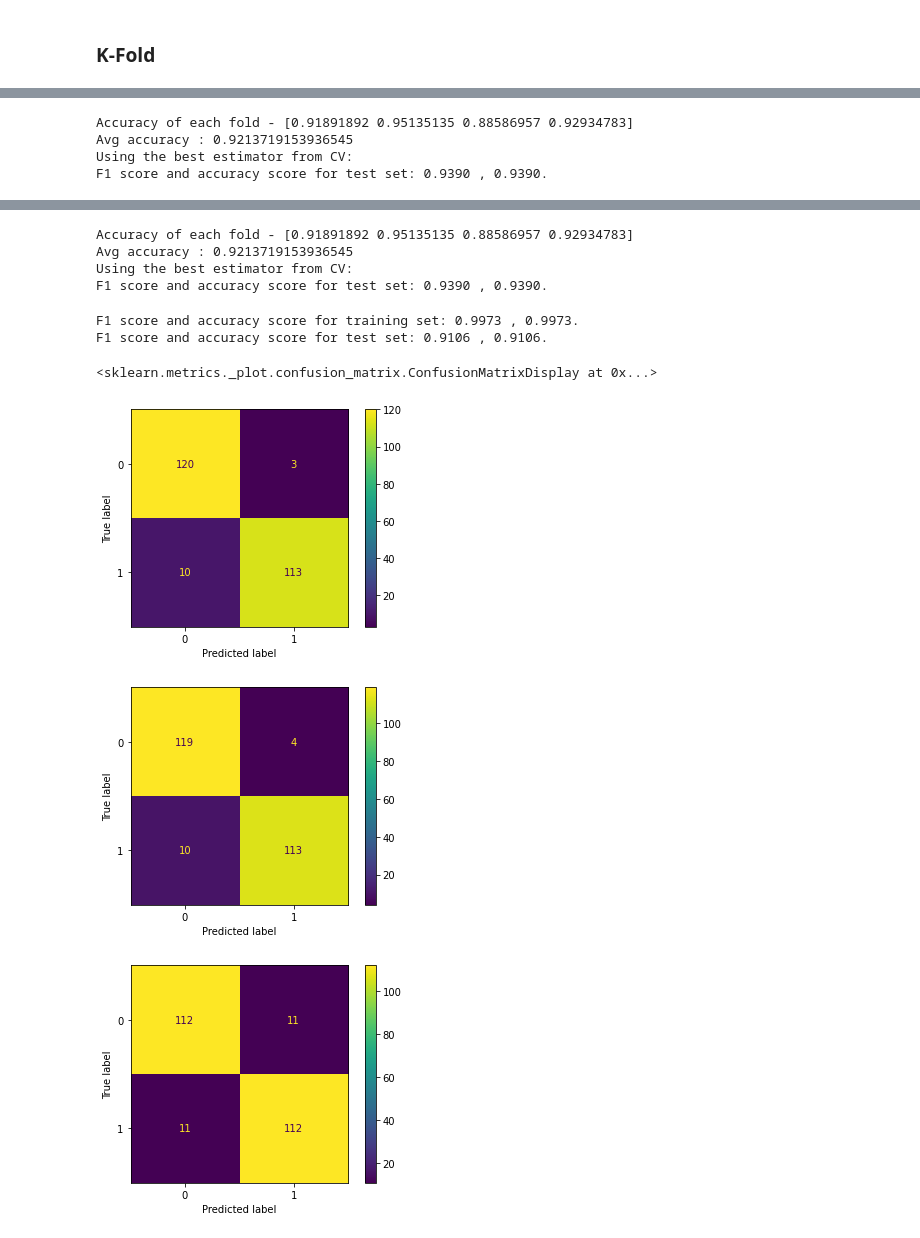
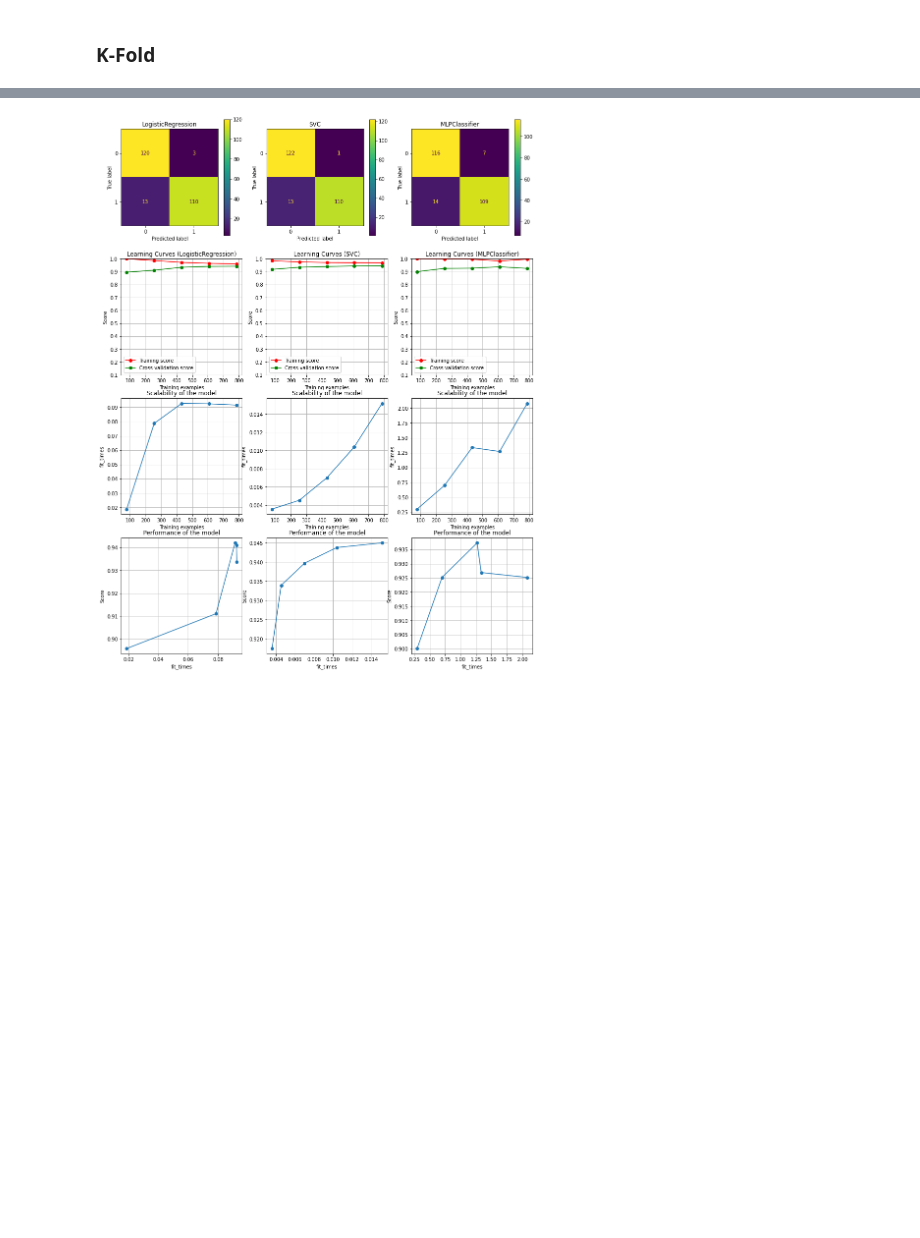
Before and after one commit to alexandreserras/Credit-Card-Fraud-Detection, a Jupyter notebook: Project.ipynb, the cells around one changed output, grey strips where cells are left out. Drawn from its saved outputs; the diff is of its cells as text; code cells hidden in the pictures; blank space fills up the shorter version.

```diff
--- a/Project.ipynb
+++ b/Project.ipynb
@@ -497,0 +477,5 @@ Recall score: 0.8943.
+# %%
+gradient_best_features = ['V14', 'V10', 'V4', 'V16', 'V20']
+X_train, X_test, y_train, y_test = train_test_split(X[gradient_best_features], y, stratify = y)
+
+compare_classifiers(clfs, X[gradient_best_features], y)
@@ -676,20 +717,14 @@ def kfold_test(X_train, y_train, X_test, y_test, clf, k):
 # %%
-from sklearn.model_selection import cross_validate
 from sklearn.model_selection import cross_validate
 
 
-clf_log_opt = LogisticRegression(C= 1000, class_weight= 'balanced', max_iter=100, penalty= 'l2', solver='lbfgs')
-clf_log_opt.fit(X_train, y_train)
-y_pred_test = kfold_test(X_train, y_train, X_test, y_test, clf_log_opt, 4)
-plot_confusion_matrix(clf_log_opt, X_test, y_test)
+clfs = [
+    LogisticRegression(C= 1000, class_weight= 'balanced', max_iter=1000, penalty= 'l2', solver='lbfgs'),
+    SVC(kernel="rbf", gamma=0.01, C=30),
+    MLPClassifier(solver='adam',hidden_layer_sizes=(12,12), max_iter=1000,activation='relu', alpha=0.001, learning_rate= 'invscaling',learning_rate_init=0.001,)
+]
 
-clf_svm = SVC(kernel="rbf", gamma=0.01,C=30)
-clf_svm.fit(X_train, y_train)
-y_pred_test = kfold_test(X_train, y_train, X_test, y_test, clf_log_opt, 4)
-plot_confusion_matrix(clf_svm, X_test, y_test)
+compare_classifiers(clfs, X, y)
 
-clf_nn = MLPClassifier(solver='adam',hidden_layer_sizes=(12,12), max_iter=1000,activation='relu', alpha=0.001, learning_rate= 'invscaling',learning_rate_init=0.001,)
-clf_nn.fit(X_train, y_train)
-y_pred_test = basic_train_and_test(clf_nn, X_train, X_test, y_train, y_test)
-plot_confusion_matrix(clf_nn, X_test, y_test)
+for clf in clfs: kfold_test(X_train, y_train, X_test, y_test, clf, 4)
 # %% [output]
@@ -710,4 +747,0 @@ Please also refer to the documentation for alternative solver options:
-Accuracy of each fold - [0.91891892 0.95135135 0.88586957 0.92934783]
-Avg accuracy : 0.9213719153936545
-Using the best estimator from CV:
-F1 score and accuracy score for test set: 0.9390 , 0.9390.
@@ -728,13 +748,4 @@ Please also refer to the documentation for alternative solver options:
-Accuracy of each fold - [0.91891892 0.95135135 0.88586957 0.92934783]
-Avg accuracy : 0.9213719153936545
-Using the best estimator from CV:
-F1 score and accuracy score for test set: 0.9390 , 0.9390.
-F1 score and accuracy score for training set: 0.9973 , 0.9973.
-F1 score and accuracy score for test set: 0.9106 , 0.9106.
-<sklearn.metrics._plot.confusion_matrix.ConfusionMatrixDisplay at 0x...>
-[figure, old version]
+[figure, new version]
-[figure, removed]
-[figure, removed]
 # %%
 def val_curvve(clf,X,y,name,range_):
     train_scores, test_scores = validation_curve(
```
Also changed, not shown: parts of 21 cells of this notebook.
